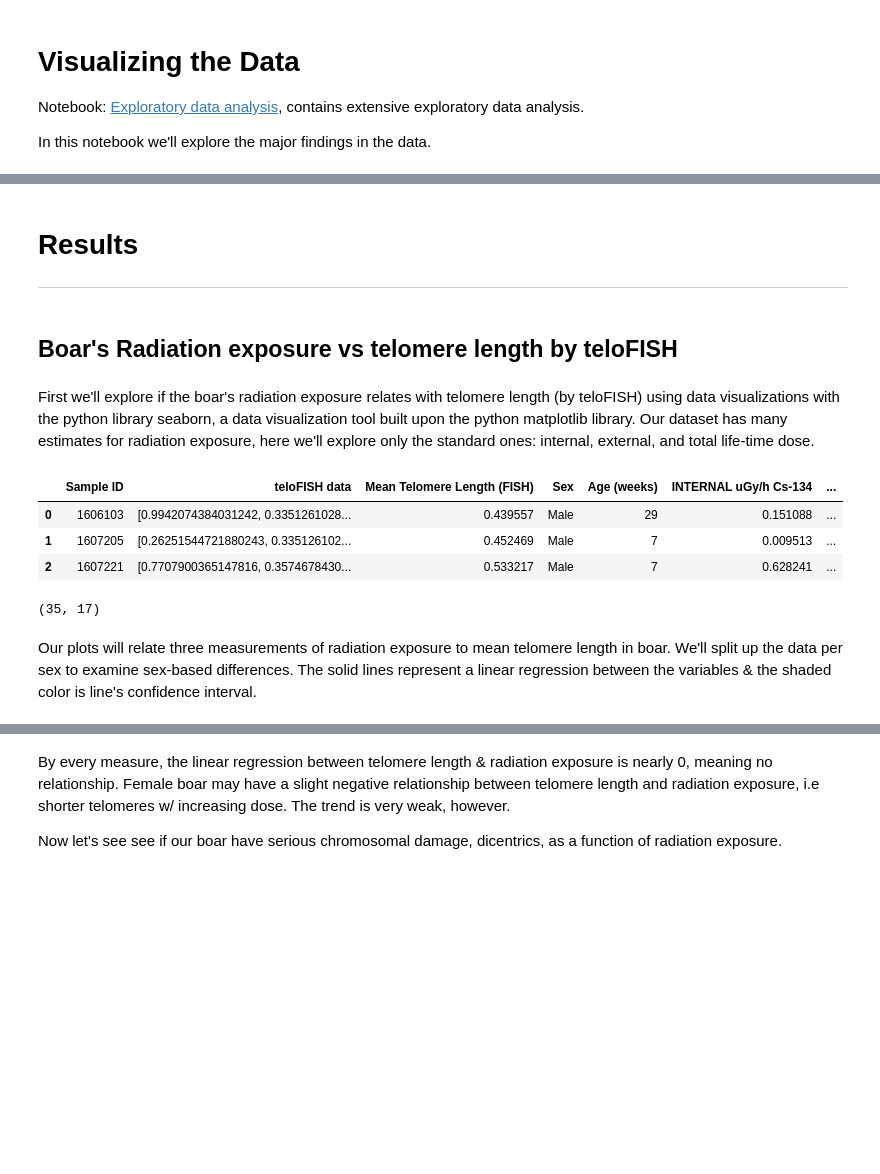
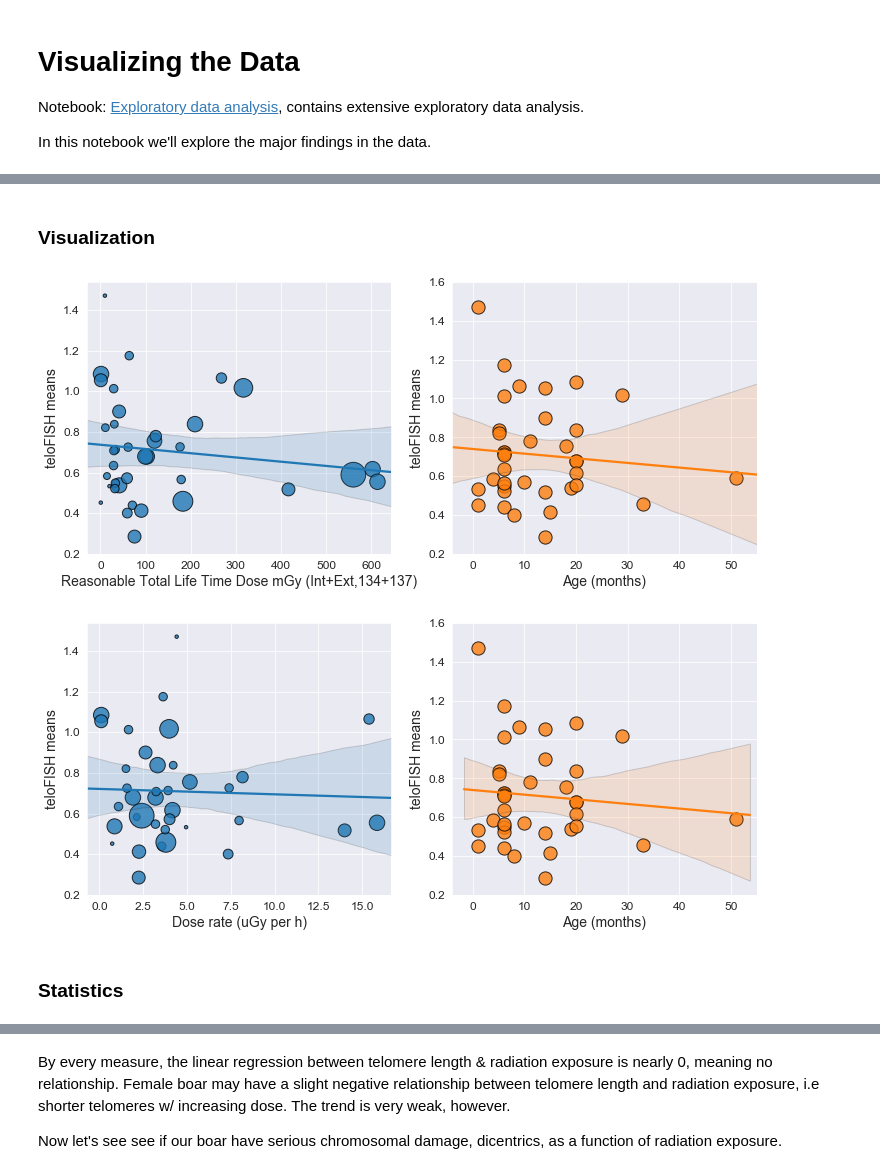
Before and after one commit to Jared-Luxton/Fukushima-Nuclear-Disaster-Humans, a Jupyter notebook: workflow & analyses notebooks/00_Fukushima_Project_Workflow_Data_Story.ipynb, the cells around one changed output, grey strips where cells are left out. Saved outputs shown, nothing was run; the diff lists cells and outputs as text; code cells hidden in the pictures; blank space fills up the shorter version.

Commit message:
redoing analyses new data

```diff
--- a/workflow & analyses notebooks/00_Fukushima_Project_Workflow_Data_Story.ipynb
+++ b/workflow & analyses notebooks/00_Fukushima_Project_Workflow_Data_Story.ipynb
@@ -61,19 +74,18 @@ sns.set_style(style="darkgrid",rc= {'patch.edgecolor': 'black'})
 # %% [markdown]
-# Results
----
+### Visualization
-# %% [markdown]
-## Boar's Radiation exposure vs telomere length by teloFISH
-# %% [markdown]
-First we'll explore if the boar's radiation exposure relates with telomere length (by teloFISH) using data visualizations with the python library seaborn, a data visualization tool built upon the python matplotlib library. Our dataset has many estimates for radiation exposure, here we'll explore only the standard ones: internal, external, and total life-time dose.
 # %%
 # reading in the dataframe holding telomere FISH & dose data
-teloFISH_radiation_exposure = pd.read_csv('../excel data/graphing/merge_kelly_teloFISH_exposure.csv')
+merge_kelly_teloFISH_dose = pd.read_csv('../excel data/cleaned/merge_kelly_teloFISH_dose.csv')
-# %% [output]
-|  | Sample ID | teloFISH data | Mean Telomere Length (FISH) | Sex | Age (weeks) | INTERNAL uGy/h Cs-134 | ... |
-| 0 | 1606103 | [0.9942074384031242, 0.3351261028... | 0.439557 | Male | 29 | 0.151088 | ... |
-| 1 | 1607205 | [0.26251544721880243, 0.335126102... | 0.452469 | Male | 7 | 0.009513 | ... |
-| 2 | 1607221 | [0.7707900365147816, 0.3574678430... | 0.533217 | Male | 7 | 0.628241 | ... |
-(35, 17)
-# %% [markdown]
-Our plots will relate three measurements of radiation exposure to mean telomere length in boar. We'll split up the data per sex to examine sex-based differences. The solid lines represent a linear regression between the variables & the shaded color is line's confidence interval.
+# %%
+x = ['Reasonable Total Life Time Dose mGy (Int+Ext,134+137)', 'Dose rate (uGy per h)']
+x2 = 'Age (months)'
+y = 'teloFISH means'
+
+for col in x:
+    f_tm.graph_dose_age_vs_telos(df=merge_kelly_teloFISH_dose, x=col, x2=x2, y=y)
+# %% [output]
+[figure, added]
+[figure, added]
+# %% [markdown]
+### Statistics
 # %%
```
Also changed, not shown: parts of 8 cells of this notebook, 1 other file.
